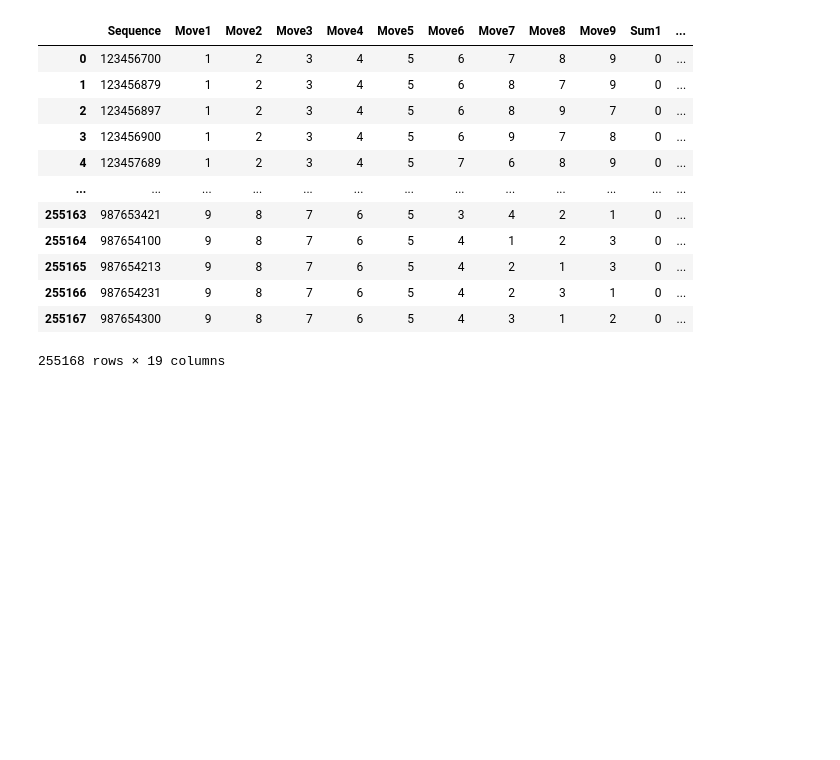
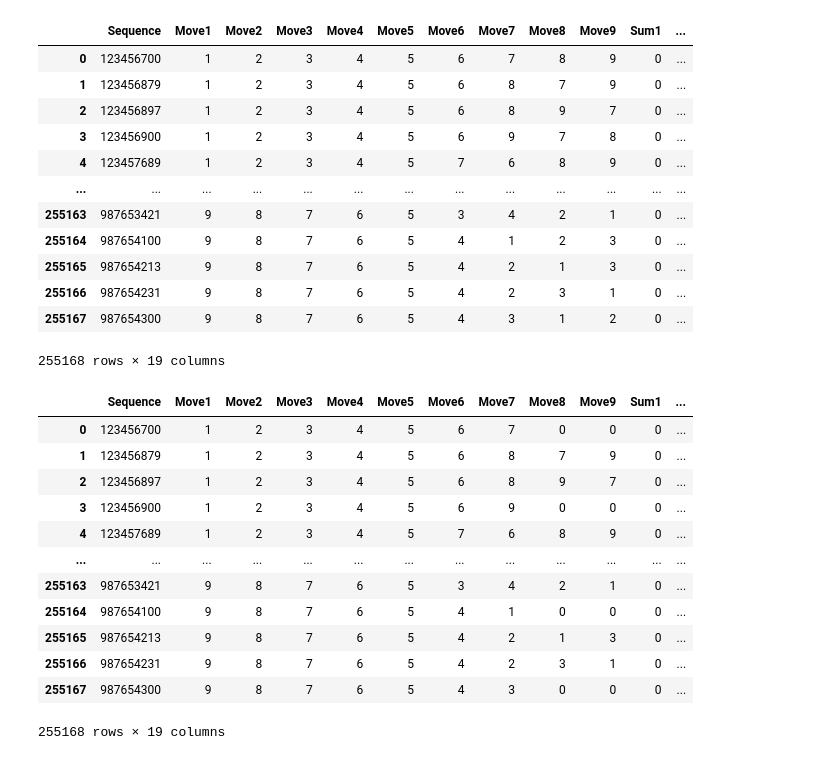
Before and after one commit to clarenochieng/Tic-Tac-Toe, a Jupyter notebook: Tic Tac Toe.ipynb, the cells around one changed output. Cells and saved outputs as stored; diff of their text form; code cells hidden in the pictures; blank space fills up the shorter version.

```diff
--- a/Tic Tac Toe.ipynb
+++ b/Tic Tac Toe.ipynb
@@ -406,13 +406,30 @@ def to_integer(val):
     val = int(val)
     return val
 # %%
-move_data["Sequence"] = move_data["Sequence"].map(to_string)
-move_data["Move6"] = move_data["Sequence"].str[5]
-move_data["Move7"] = move_data["Sequence"].str[6]
-move_data["Move8"] = move_data["Sequence"].str[7]
-move_data["Move9"] = move_data["Sequence"].str[8]
-move_data["Sequence"] = move_data["Sequence"].map(to_integer)
-move_data["Move6"] = move_data["Move6"].map(to_integer)
-move_data["Move7"] = move_data["Move7"].map(to_integer)
-move_data["Move8"] = move_data["Move8"].map(to_integer)
-move_data["Move9"] = move_data["Move9"].map(to_integer)
+#Updates changed values in columns ["Move6", "Move7", "Move8", "Move9", "Sequence"]
+move_data_refined["Sequence"] = move_data_refined["Sequence"].map(to_string)
+move_data_refined["Move6"] = move_data_refined["Sequence"].str[5]
+move_data_refined["Move7"] = move_data_refined["Sequence"].str[6]
+move_data_refined["Move8"] = move_data_refined["Sequence"].str[7]
+move_data_refined["Move9"] = move_data_refined["Sequence"].str[8]
+move_data_refined["Sequence"] = move_data_refined["Sequence"].map(to_integer)
+move_data_refined["Move6"] = move_data_refined["Move6"].map(to_integer)
+move_data_refined["Move7"] = move_data_refined["Move7"].map(to_integer)
+move_data_refined["Move8"] = move_data_refined["Move8"].map(to_integer)
+move_data_refined["Move9"] = move_data_refined["Move9"].map(to_integer)
+# %%
+move_data_refined
+# %% [output]
+|  | Sequence | Move1 | Move2 | Move3 | Move4 | Move5 | Move6 | Move7 | Move8 | Move9 | Sum1 | ... |
+| 0 | 123456700 | 1 | 2 | 3 | 4 | 5 | 6 | 7 | 0 | 0 | 0 | ... |
+| 1 | 123456879 | 1 | 2 | 3 | 4 | 5 | 6 | 8 | 7 | 9 | 0 | ... |
+| 2 | 123456897 | 1 | 2 | 3 | 4 | 5 | 6 | 8 | 9 | 7 | 0 | ... |
+| 3 | 123456900 | 1 | 2 | 3 | 4 | 5 | 6 | 9 | 0 | 0 | 0 | ... |
+| 4 | 123457689 | 1 | 2 | 3 | 4 | 5 | 7 | 6 | 8 | 9 | 0 | ... |
+| ... | ... | ... | ... | ... | ... | ... | ... | ... | ... | ... | ... | ... |
+| 255163 | 987653421 | 9 | 8 | 7 | 6 | 5 | 3 | 4 | 2 | 1 | 0 | ... |
+| 255164 | 987654100 | 9 | 8 | 7 | 6 | 5 | 4 | 1 | 0 | 0 | 0 | ... |
+| 255165 | 987654213 | 9 | 8 | 7 | 6 | 5 | 4 | 2 | 1 | 3 | 0 | ... |
+| 255166 | 987654231 | 9 | 8 | 7 | 6 | 5 | 4 | 2 | 3 | 1 | 0 | ... |
+| 255167 | 987654300 | 9 | 8 | 7 | 6 | 5 | 4 | 3 | 0 | 0 | 0 | ... |
+255168 rows × 19 columns
```
